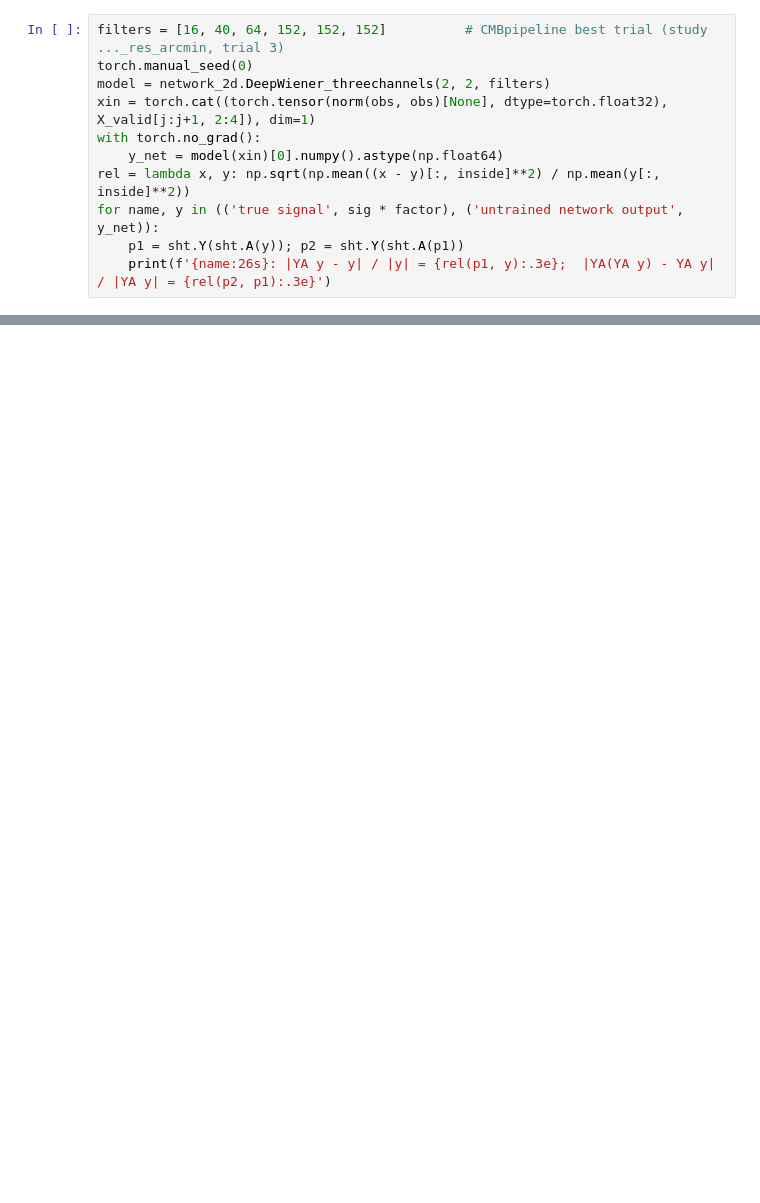
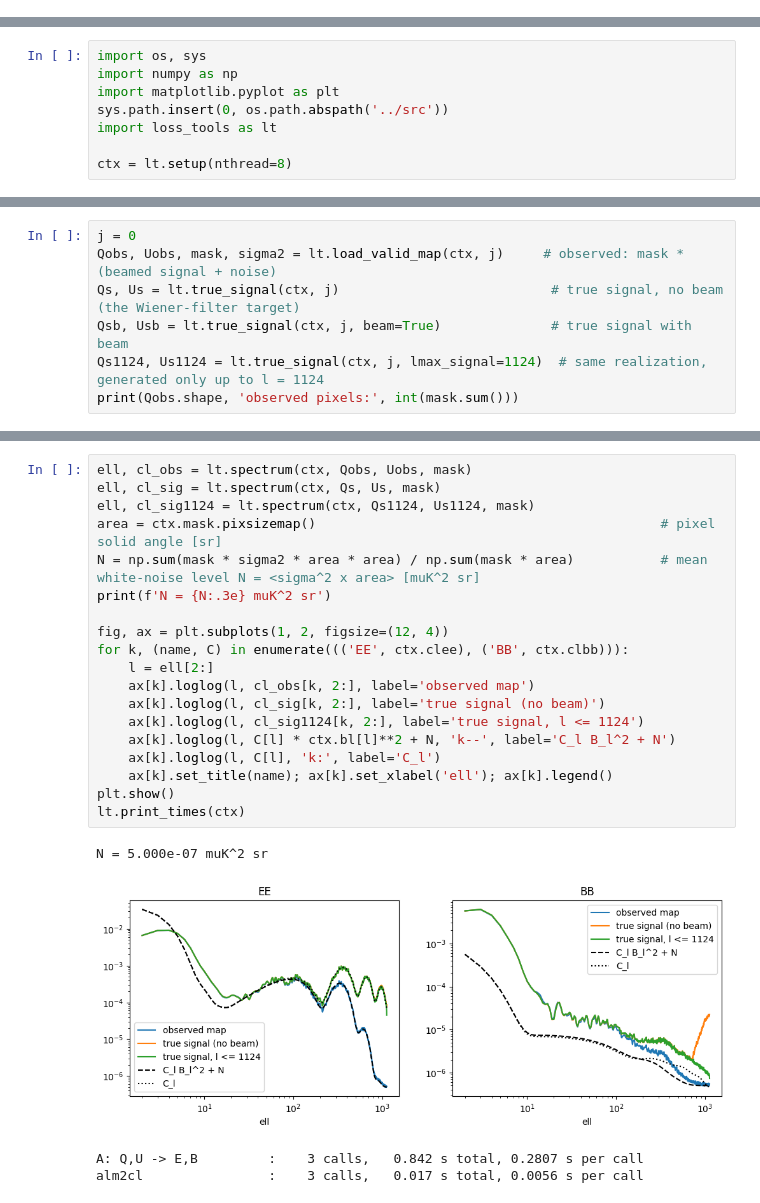
Before and after one commit to Belencostanza/CMBpipeline-pixell, a Jupyter notebook: notebooks/03_loss_check.ipynb, the cells around one changed output, grey strips where cells are left out. Saved outputs shown, nothing was run; the diff lists cells and outputs as text; blank space fills up the shorter version.

Commit message:
Simple numpy tools and notebook for spectra and J3 terms of given Q/U maps
Co-Authored-By: Claude Opus 5.5 <noreply@anthropic.com>

```diff
--- a/notebooks/03_loss_check.ipynb
+++ b/notebooks/03_loss_check.ipynb
@@ -158,11 +0,0 @@ Both are evaluated for the true signal and for the output of an untrained networ
-# %%
-filters = [16, 40, 64, 152, 152, 152]          # CMBpipeline best trial (study ..._res_arcmin, trial 3)
-torch.manual_seed(0)
-model = network_2d.DeepWiener_threechannels(2, 2, filters)
-xin = torch.cat((torch.tensor(norm(obs, obs)[None], dtype=torch.float32), X_valid[j:j+1, 2:4]), dim=1)
-with torch.no_grad():
-    y_net = model(xin)[0].numpy().astype(np.float64)
-rel = lambda x, y: np.sqrt(np.mean((x - y)[:, inside]**2) / np.mean(y[:, inside]**2))
-for name, y in (('true signal', sig * factor), ('untrained network output', y_net)):
-    p1 = sht.Y(sht.A(y)); p2 = sht.Y(sht.A(p1))
-    print(f'{name:26s}: |YA y - y| / |y| = {rel(p1, y):.3e};  |YA(YA y) - YA y| / |YA y| = {rel(p2, p1):.3e}')
@@ -191,0 +20,8 @@ step 3: network forward 0.95 s | loss forward 0.15 s (A + Y: 0.14 s) | backward
+# %%
+import os, sys
+import numpy as np
+import matplotlib.pyplot as plt
+sys.path.insert(0, os.path.abspath('../src'))
+import loss_tools as lt
+
+ctx = lt.setup(nthread=8)
@@ -191,0 +30,7 @@ step 3: network forward 0.95 s | loss forward 0.15 s (A + Y: 0.14 s) | backward
+# %%
+j = 0
+Qobs, Uobs, mask, sigma2 = lt.load_valid_map(ctx, j)     # observed: mask * (beamed signal + noise)
+Qs, Us = lt.true_signal(ctx, j)                           # true signal, no beam (the Wiener-filter target)
+Qsb, Usb = lt.true_signal(ctx, j, beam=True)              # true signal with beam
+Qs1124, Us1124 = lt.true_signal(ctx, j, lmax_signal=1124)  # same realization, generated only up to l = 1124
+print(Qobs.shape, 'observed pixels:', int(mask.sum()))
@@ -191,0 +43,24 @@ step 3: network forward 0.95 s | loss forward 0.15 s (A + Y: 0.14 s) | backward
+# %%
+ell, cl_obs = lt.spectrum(ctx, Qobs, Uobs, mask)
+ell, cl_sig = lt.spectrum(ctx, Qs, Us, mask)
+ell, cl_sig1124 = lt.spectrum(ctx, Qs1124, Us1124, mask)
+area = ctx.mask.pixsizemap()                                            # pixel solid angle [sr]
+N = np.sum(mask * sigma2 * area * area) / np.sum(mask * area)           # mean white-noise level N = <sigma^2 x area> [muK^2 sr]
+print(f'N = {N:.3e} muK^2 sr')
+
+fig, ax = plt.subplots(1, 2, figsize=(12, 4))
+for k, (name, C) in enumerate((('EE', ctx.clee), ('BB', ctx.clbb))):
+    l = ell[2:]
+    ax[k].loglog(l, cl_obs[k, 2:], label='observed map')
+    ax[k].loglog(l, cl_sig[k, 2:], label='true signal (no beam)')
+    ax[k].loglog(l, cl_sig1124[k, 2:], label='true signal, l <= 1124')
+    ax[k].loglog(l, C[l] * ctx.bl[l]**2 + N, 'k--', label='C_l B_l^2 + N')
+    ax[k].loglog(l, C[l], 'k:', label='C_l')
+    ax[k].set_title(name); ax[k].set_xlabel('ell'); ax[k].legend()
+plt.show()
+lt.print_times(ctx)
+# %% [output]
+N = 5.000e-07 muK^2 sr
+[figure, added]
+A: Q,U -> E,B         :    3 calls,   0.842 s total, 0.2807 s per call
+alm2cl                :    3 calls,   0.017 s total, 0.0056 s per call
```
Also changed, not shown: parts of 25 cells of this notebook, 1 other file.
